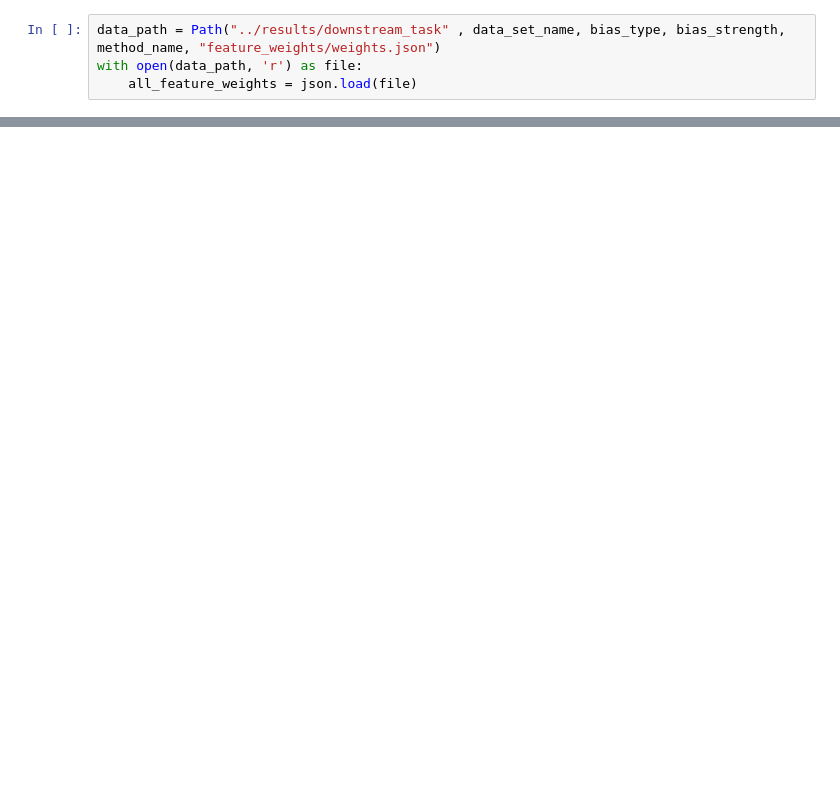
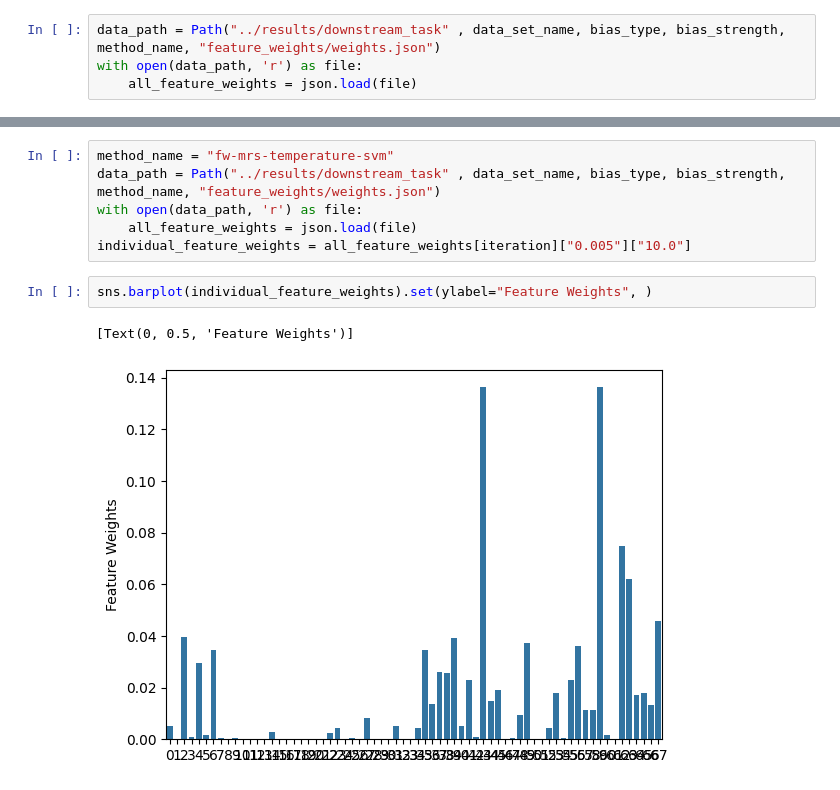
Before and after one commit to kramerlab/FeatureWeightDebiasing, a Jupyter notebook: notebooks/plot_feature_weights.ipynb, the cells around one changed output, grey strips where cells are left out. Drawn from its saved outputs; the diff is of its cells as text; blank space fills up the shorter version.

```diff
--- a/notebooks/plot_feature_weights.ipynb
+++ b/notebooks/plot_feature_weights.ipynb
@@ -24,0 +29,11 @@ TypeError: randint() takes at least 1 positional argument (0 given)
+# %%
+method_name = "fw-mrs-temperature-svm"
+data_path = Path("../results/downstream_task" , data_set_name, bias_type, bias_strength, method_name, "feature_weights/weights.json")
+with open(data_path, 'r') as file:
+    all_feature_weights = json.load(file)
+individual_feature_weights = all_feature_weights[iteration]["0.005"]["10.0"]
+# %%
+sns.barplot(individual_feature_weights).set(ylabel="Feature Weights", )
+# %% [output]
+[Text(0, 0.5, 'Feature Weights')]
+[figure, added]
```
Also changed, not shown: parts of 3 cells of this notebook, 19 other files.
